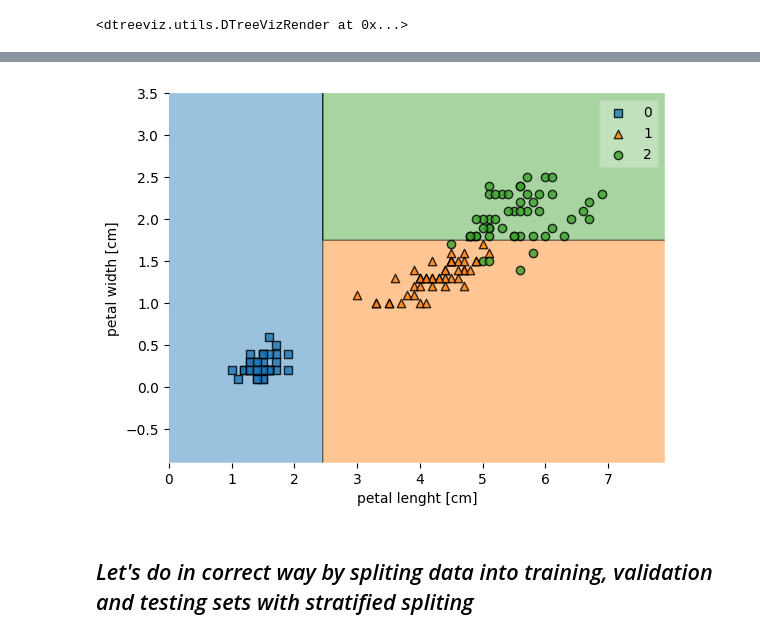
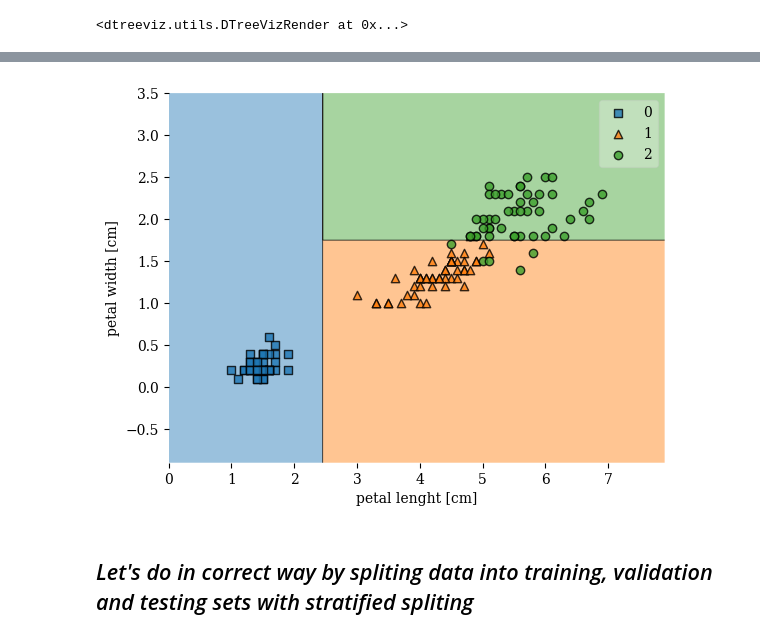
Before and after one commit to encoras/Artificial-Intelligence-Group, a Jupyter notebook: „KD_tree_testing_ipynb“.ipynb, the cells around one changed output, grey strips where cells are left out. Saved outputs shown, nothing was run; the diff lists cells and outputs as text; code cells hidden in the pictures.

```diff
--- a/„KD_tree_testing_ipynb“.ipynb
+++ b/„KD_tree_testing_ipynb“.ipynb
@@ -115,6 +98,8 @@ viz.view(fontname="monospace", scale=1.4)
 # %%
 from mlxtend.plotting import plot_decision_regions
 from matplotlib import pyplot as plt
+plt.rcParams['font.family'] = 'DeJavu Serif'
+plt.rcParams['font.serif'] = ['Times New Roman']
 dtc_model_2 = DecisionTreeClassifier(max_depth=2, random_state=123)
 dtc_model_2.fit(X[:,2:], y)
 plot_decision_regions(X[:,2:], y, dtc_model_2)
@@ -142,4 +110,4 @@ WARNING:matplotlib.font_manager:findfont: Font family 'Arial' not found.
-[figure, old version]
+[figure, new version]
 # %% [markdown]
 ## *Let's do in correct way by spliting data into training, validation and testing sets with stratified spliting*
 # %%
```
Also changed, not shown: parts of 11 cells of this notebook.
